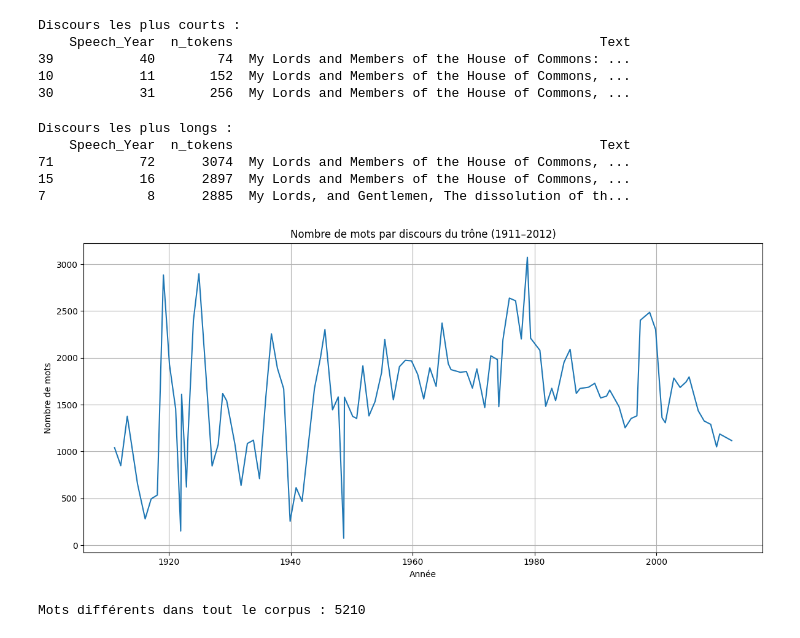
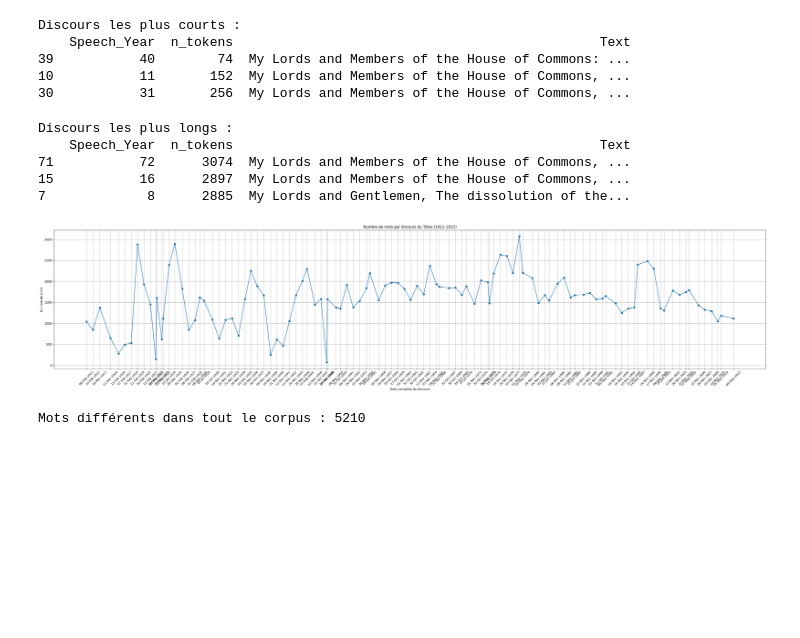
Before and after one commit to isabel6198/nlp_speech_throne, a Jupyter notebook: notebook/01_speech_throne.ipynb, the cells around one changed output. Saved outputs shown, nothing was run; the diff lists cells and outputs as text; code cells hidden in the pictures; blank space fills up the shorter version.

Commit message:
Mise à jour du notebook 01_speech_throne

```diff
--- a/notebook/01_speech_throne.ipynb
+++ b/notebook/01_speech_throne.ipynb
@@ -47,6 +54,6 @@ sid = SentimentIntensityAnalyzer()
 data_path = Path.cwd().parent / "data"  # chemin pour récuperer les données
 
 
-df = pd.read_excel( data_path /  "Speech_Throne_1911_2012_2.xlsx")
+df = pd.read_excel( data_path /  "Speech_Throne_1911_2012_PM.xlsx")
 df.head()
 # %% [output]
@@ -132,19 +143,27 @@ Discours les plus longs :
     Speech_Year  n_tokens                                               Text
 71           72      3074  My Lords and Members of the House of Commons, ...
 15           16      2897  My Lords and Members of the House of Commons, ...
-7             8      2885  My Lords, and Gentlemen, The dissolution of th...
+7             8      2885  My Lords and Gentlemen, The dissolution of the...
 # %%
-# nombre de mots pas discours et par an
-plt.figure(figsize=(12, 6))
-plt.plot(df['Date'], df['n_tokens'])
-plt.title("Nombre de mots par discours du trône (1911–2012)")
-plt.xlabel("Année")
+plt.figure(figsize=(34, 8))
+plt.plot(df['Date'], df['n_tokens'], marker='o')  #
+
+plt.title("Nombre de mots par discours du Trône (1911–2012)")
+plt.xlabel("Date complète du discours")
 plt.ylabel("Nombre de mots")
 plt.grid(True)
+
+# Formatage de la date complète
+date_format = mdates.DateFormatter('%d %b %Y')
+plt.gca().xaxis.set_major_formatter(date_format)
+
+# Ticks sur chaque discours
+plt.xticks(df['Date'], rotation=45)
+
 plt.tight_layout()
 plt.show()
 # %% [output]
-[figure, old version]
+[figure, new version]
 # %%
 doc_complet = nlp(" ".join(df["Text"]).lower())  #  représente tout le corpus concaténé (donc 1 très long texte)
 unique_words = set([token.text for token in doc_complet if token.is_alpha])
```
Also changed, not shown: parts of 59 cells of this notebook.
